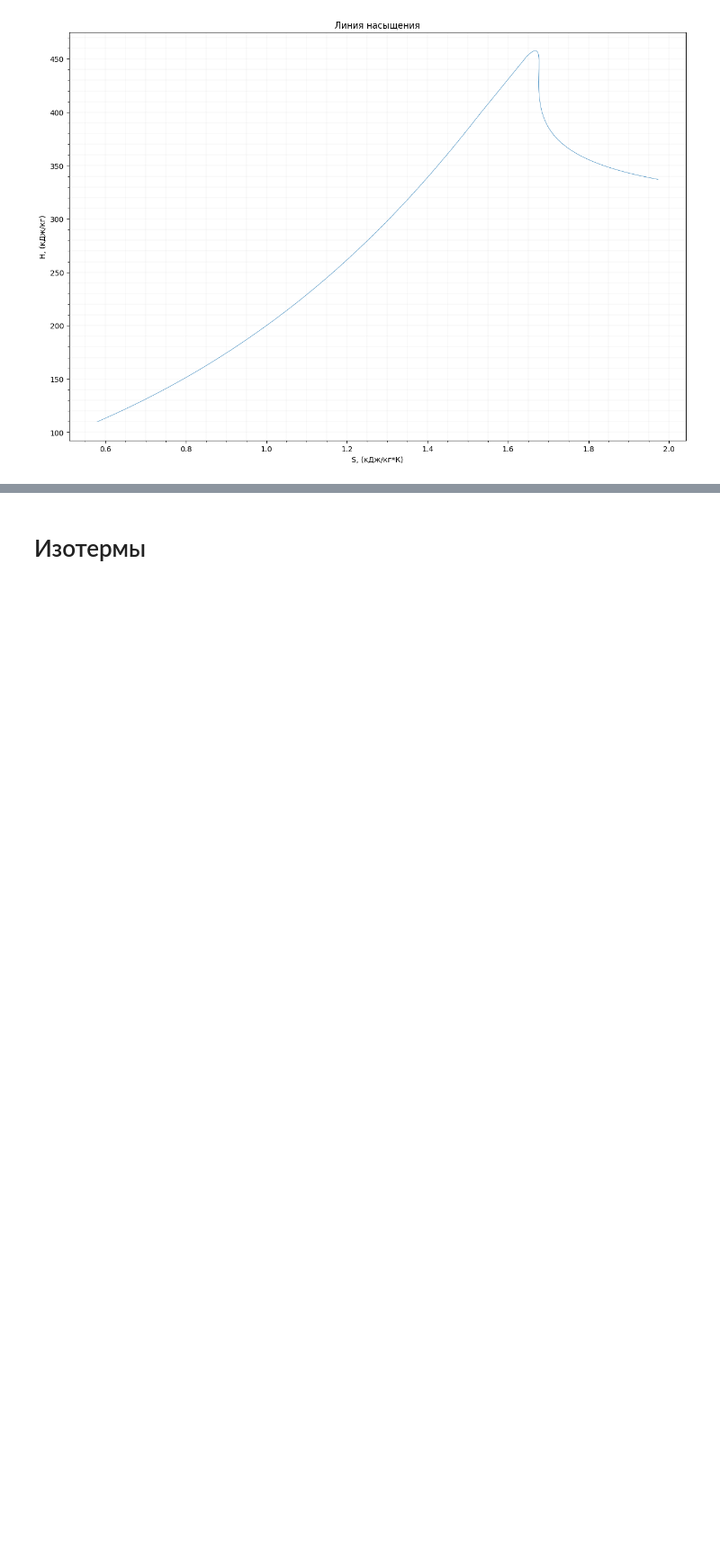
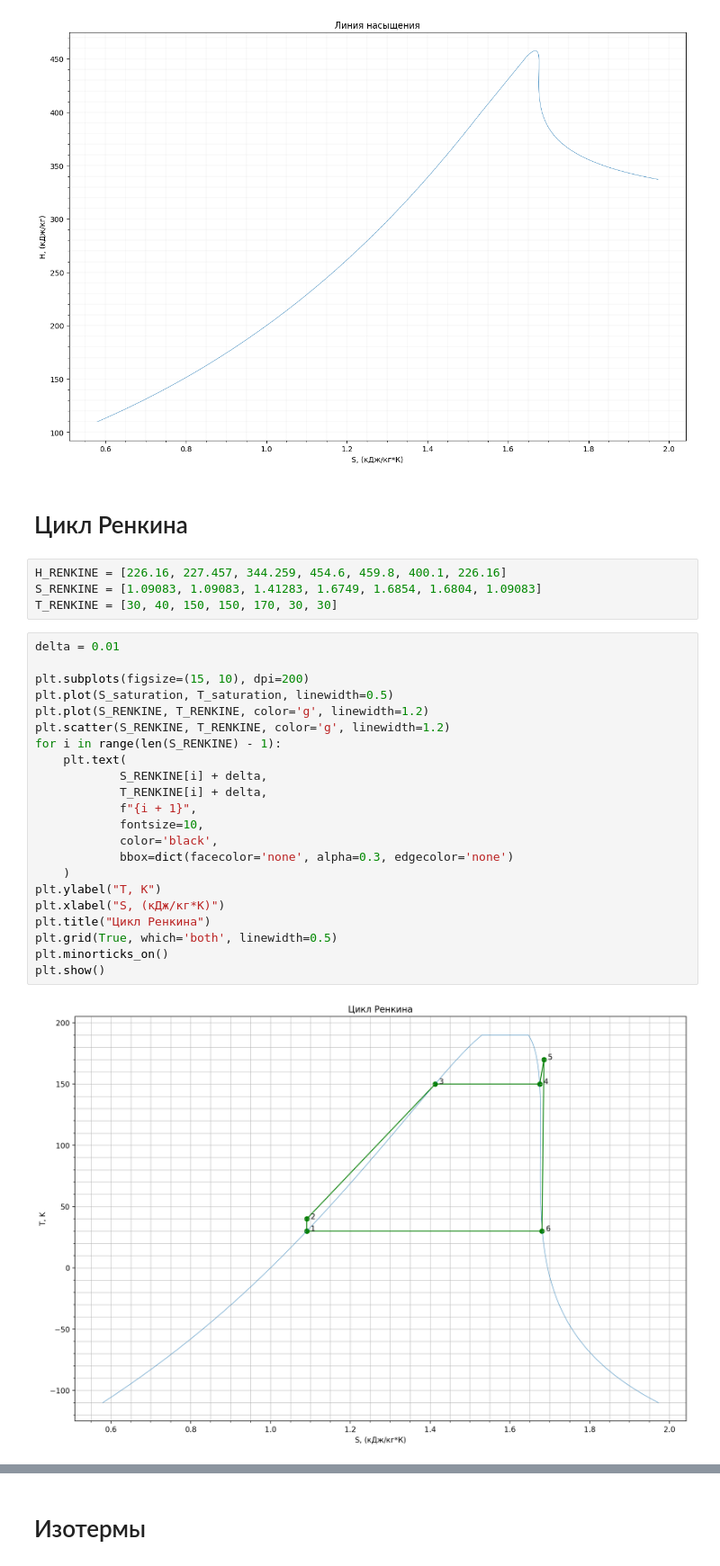
Before and after one commit to BaranovSerV/H-S-Diagram, a Jupyter notebook: main.ipynb, the cells around one changed output, grey strips where cells are left out. Shown: that part at 90% size. Saved outputs shown, nothing was run; the diff lists cells and outputs as text; blank space fills up the shorter version.

```diff
--- a/main.ipynb
+++ b/main.ipynb
@@ -35,3 +35,33 @@ plt.minorticks_on()
 plt.show()
 # %% [output]
 [figure]
+# %% [markdown]
+# Цикл Ренкина
+# %%
+H_RENKINE = [226.16, 227.457, 344.259, 454.6, 459.8, 400.1, 226.16]
+S_RENKINE = [1.09083, 1.09083, 1.41283, 1.6749, 1.6854, 1.6804, 1.09083]
+T_RENKINE = [30, 40, 150, 150, 170, 30, 30]
+# %%
+delta = 0.01
+
+plt.subplots(figsize=(15, 10), dpi=200)
+plt.plot(S_saturation, T_saturation, linewidth=0.5)
+plt.plot(S_RENKINE, T_RENKINE, color='g', linewidth=1.2)
+plt.scatter(S_RENKINE, T_RENKINE, color='g', linewidth=1.2)
+for i in range(len(S_RENKINE) - 1):
+    plt.text(
+            S_RENKINE[i] + delta,
+            T_RENKINE[i] + delta,
+            f"{i + 1}",
+            fontsize=10,
+            color='black',
+            bbox=dict(facecolor='none', alpha=0.3, edgecolor='none')
+    )
+plt.ylabel("T, K")
+plt.xlabel("S, (кДж/кг*К)")
+plt.title("Цикл Ренкина")
+plt.grid(True, which='both', linewidth=0.5)
+plt.minorticks_on()
+plt.show()
+# %% [output]
+[figure, added]
```
Also changed, not shown: parts of 12 cells of this notebook.
